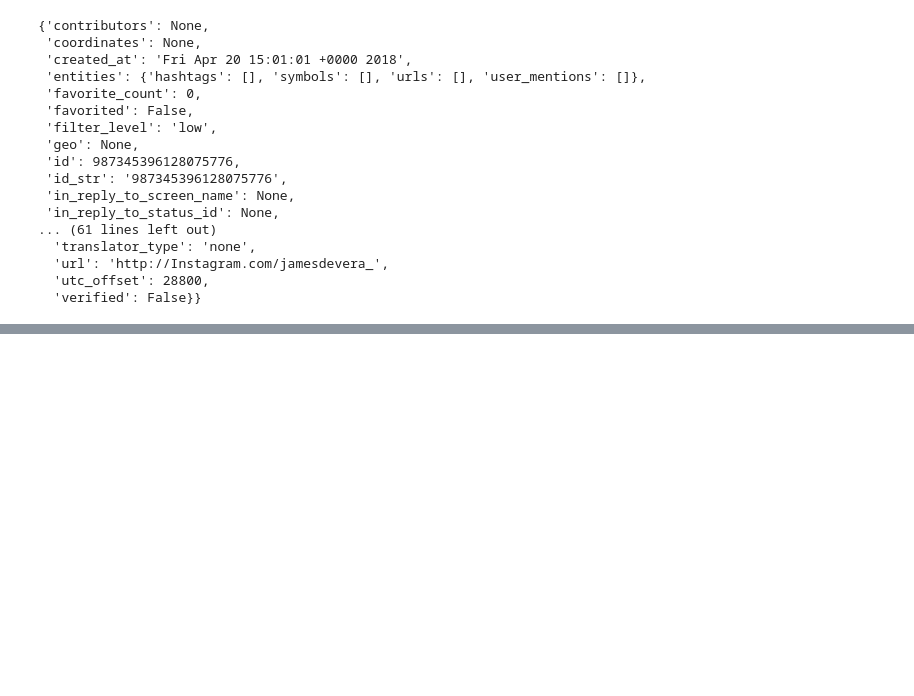
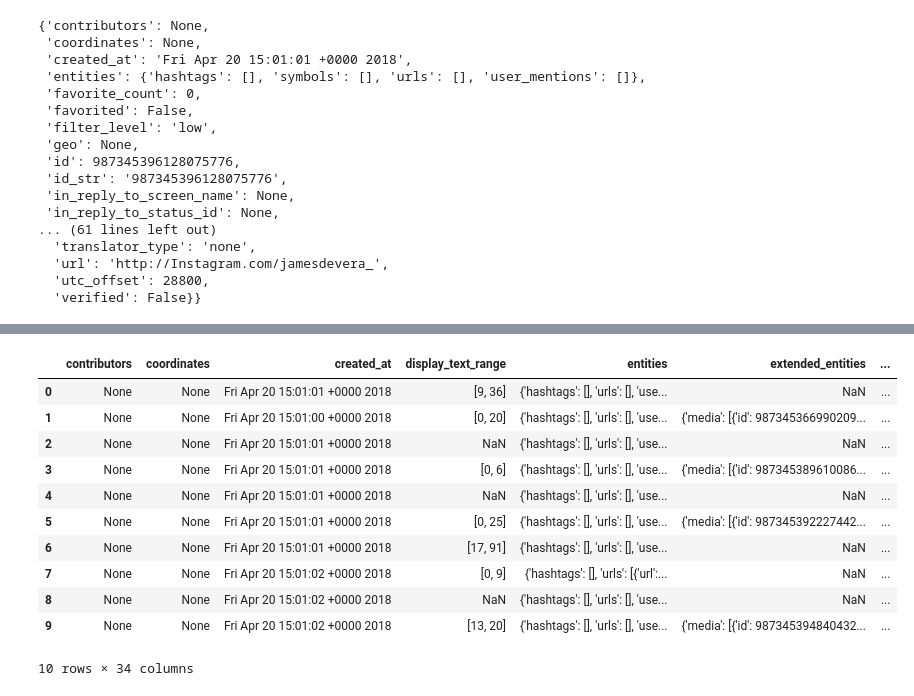
Before and after one commit to lemonaz5/JPintern, a Jupyter notebook: Kyoto_visualize_April2018.ipynb, the cells around one changed output, grey strips where cells are left out. Drawn from its saved outputs; the diff is of its cells as text; code cells hidden in the pictures; blank space fills up the shorter version.

```diff
--- a/Kyoto_visualize_April2018.ipynb
+++ b/Kyoto_visualize_April2018.ipynb
@@ -55,0 +59,22 @@ list_tweets
+# %%
+list_tweets_je = []
+list_others = []
+list_places = []
+list_users = []
+list_coor = []
+for tweet in list_tweets:
+    if (tweet['lang'] in ['ja','en']) and (tweet['place']!=None) and (tweet['place']['country_code']=="JP"):
+        list_places.append(tweet['place'])
+        list_users.append(tweet['user'])
+        d={}
+        if tweet['coordinates']!=None:
+            d['ex_long'] = tweet['coordinates']['coordinates'][0]
+            d['ex_lat'] = tweet['coordinates']['coordinates'][1]
+            list_coor.append(d)
+        else:
+            d['ex_long'] = None
+            d['ex_lat'] = None
+            list_coor.append(d)
+        list_tweets_je.append(tweet)
+    else:
+        list_others.append(tweet)
@@ -55,0 +100,16 @@ list_tweets
+# %%
+df_tweet = pd.DataFrame(list_tweets_je)
+df_tweet.head(10)
+# %% [output]
+|  | contributors | coordinates | created_at | display_text_range | entities | extended_entities | ... |
+| 0 | None | None | Fri Apr 20 15:01:01 +0000 2018 | [9, 36] | {'hashtags': [], 'urls': [], 'use... | NaN | ... |
+| 1 | None | None | Fri Apr 20 15:01:00 +0000 2018 | [0, 20] | {'hashtags': [], 'urls': [], 'use... | {'media': [{'id': 987345366990209... | ... |
+| 2 | None | None | Fri Apr 20 15:01:01 +0000 2018 | NaN | {'hashtags': [], 'urls': [], 'use... | NaN | ... |
+| 3 | None | None | Fri Apr 20 15:01:01 +0000 2018 | [0, 6] | {'hashtags': [], 'urls': [], 'use... | {'media': [{'id': 987345389610086... | ... |
+| 4 | None | None | Fri Apr 20 15:01:01 +0000 2018 | NaN | {'hashtags': [], 'urls': [], 'use... | NaN | ... |
+| 5 | None | None | Fri Apr 20 15:01:01 +0000 2018 | [0, 25] | {'hashtags': [], 'urls': [], 'use... | {'media': [{'id': 987345392227442... | ... |
+| 6 | None | None | Fri Apr 20 15:01:01 +0000 2018 | [17, 91] | {'hashtags': [], 'urls': [], 'use... | NaN | ... |
+| 7 | None | None | Fri Apr 20 15:01:02 +0000 2018 | [0, 9] | {'hashtags': [], 'urls': [{'url':... | NaN | ... |
+| 8 | None | None | Fri Apr 20 15:01:02 +0000 2018 | NaN | {'hashtags': [], 'urls': [], 'use... | NaN | ... |
+| 9 | None | None | Fri Apr 20 15:01:02 +0000 2018 | [13, 20] | {'hashtags': [], 'urls': [], 'use... | {'media': [{'id': 987345394840432... | ... |
+10 rows × 34 columns
```
Also changed, not shown: parts of 17 cells of this notebook, 2 other files.
